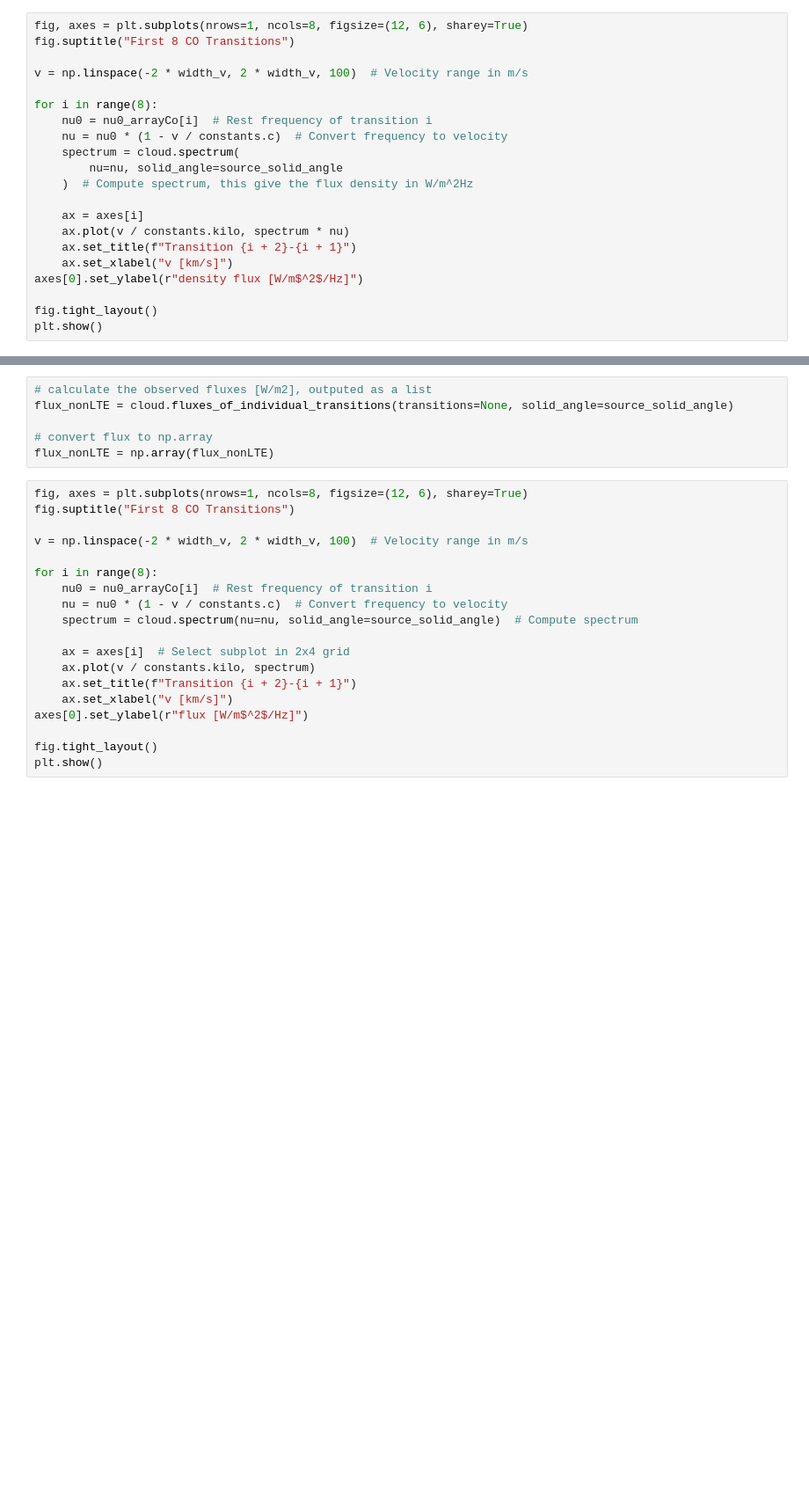
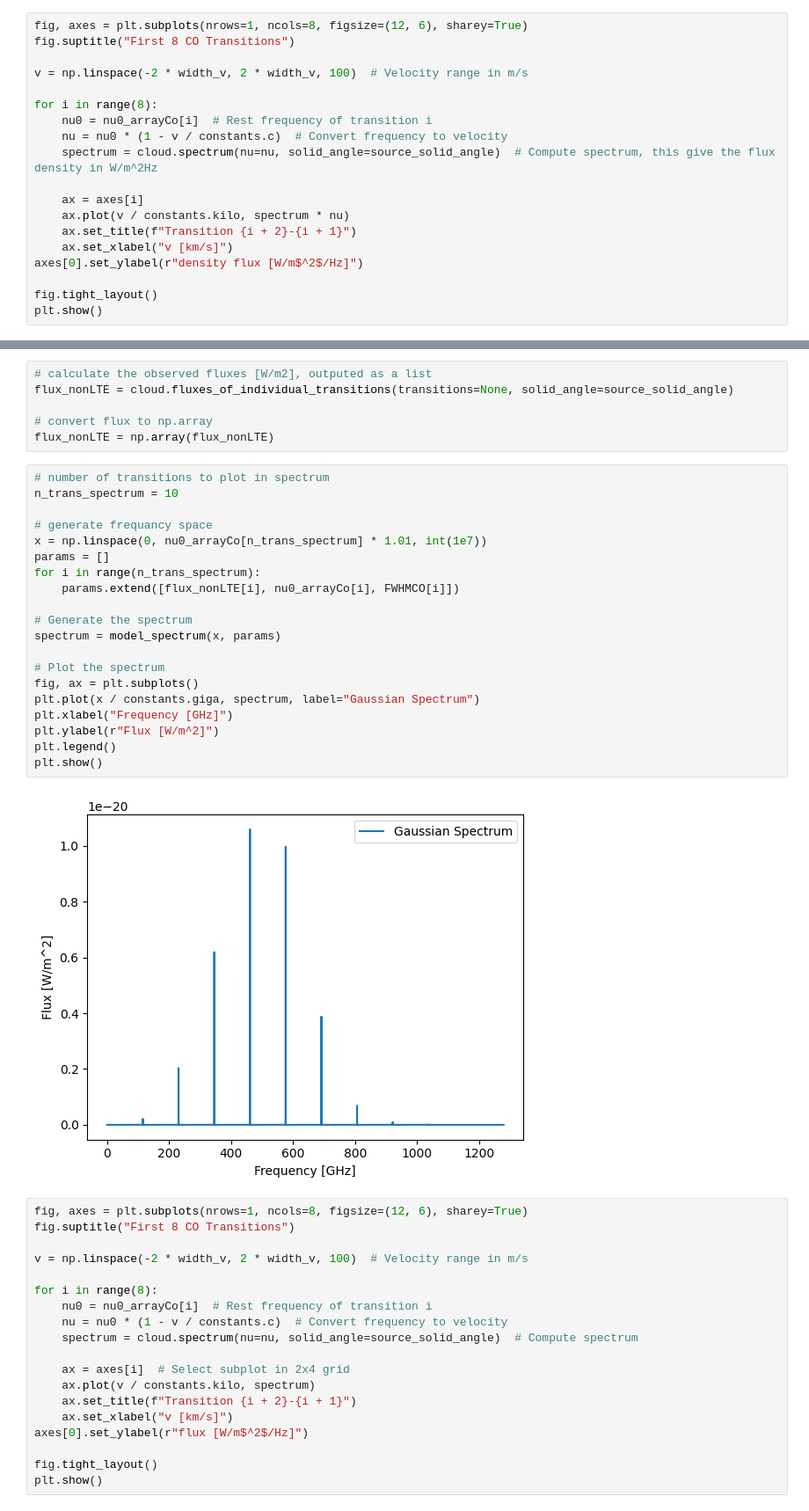
Before and after one commit to aleksej-rodano/phas0052_project, a Jupyter notebook: pythonradex_clean.ipynb, the cells around one changed output, grey strips where cells are left out. Shown at 88% size. Drawn from its saved outputs; the diff is of its cells as text; blank space fills up the shorter version.

```diff
--- a/pythonradex_clean.ipynb
+++ b/pythonradex_clean.ipynb
@@ -910,9 +868,7 @@ v = np.linspace(-2 * width_v, 2 * width_v, 100)  # Velocity range in m/s
 for i in range(8):
     nu0 = nu0_arrayCo[i]  # Rest frequency of transition i
     nu = nu0 * (1 - v / constants.c)  # Convert frequency to velocity
-    spectrum = cloud.spectrum(
-        nu=nu, solid_angle=source_solid_angle
-    )  # Compute spectrum, this give the flux density in W/m^2Hz
+    spectrum = cloud.spectrum(nu=nu, solid_angle=source_solid_angle)  # Compute spectrum, this give the flux density in W/m^2Hz
 
     ax = axes[i]
     ax.plot(v / constants.kilo, spectrum * nu)
@@ -999,6 +955,28 @@ flux_nonLTE = cloud.fluxes_of_individual_transitions(transitions=None, solid_ang
 
 # convert flux to np.array
 flux_nonLTE = np.array(flux_nonLTE)
+# %%
+# number of transitions to plot in spectrum
+n_trans_spectrum = 10
+
+# generate frequancy space
+x = np.linspace(0, nu0_arrayCo[n_trans_spectrum] * 1.01, int(1e7))
+params = []
+for i in range(n_trans_spectrum):
+    params.extend([flux_nonLTE[i], nu0_arrayCo[i], FWHMCO[i]])
+
+# Generate the spectrum
+spectrum = model_spectrum(x, params)
+
+# Plot the spectrum
+fig, ax = plt.subplots()
+plt.plot(x / constants.giga, spectrum, label="Gaussian Spectrum")
+plt.xlabel("Frequency [GHz]")
+plt.ylabel(r"Flux [W/m^2]")
+plt.legend()
+plt.show()
+# %% [output]
+[figure, added]
 # %%
 fig, axes = plt.subplots(nrows=1, ncols=8, figsize=(12, 6), sharey=True)
 fig.suptitle("First 8 CO Transitions")
```
Also changed, not shown: parts of 30 cells of this notebook, 1 other file.
